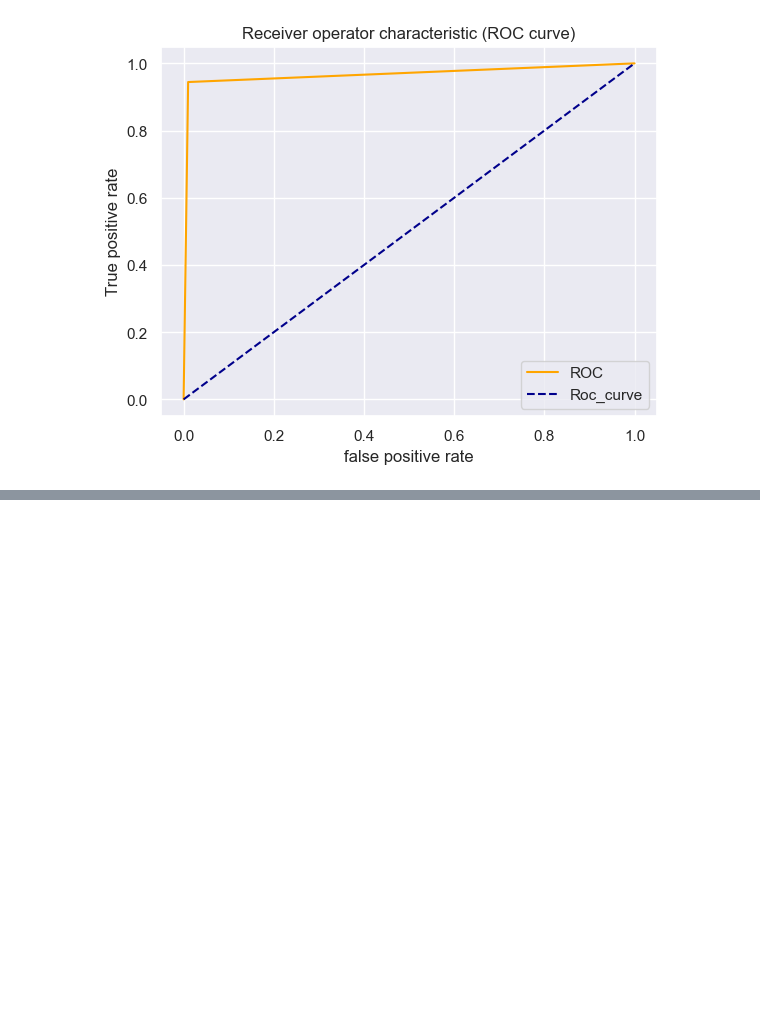
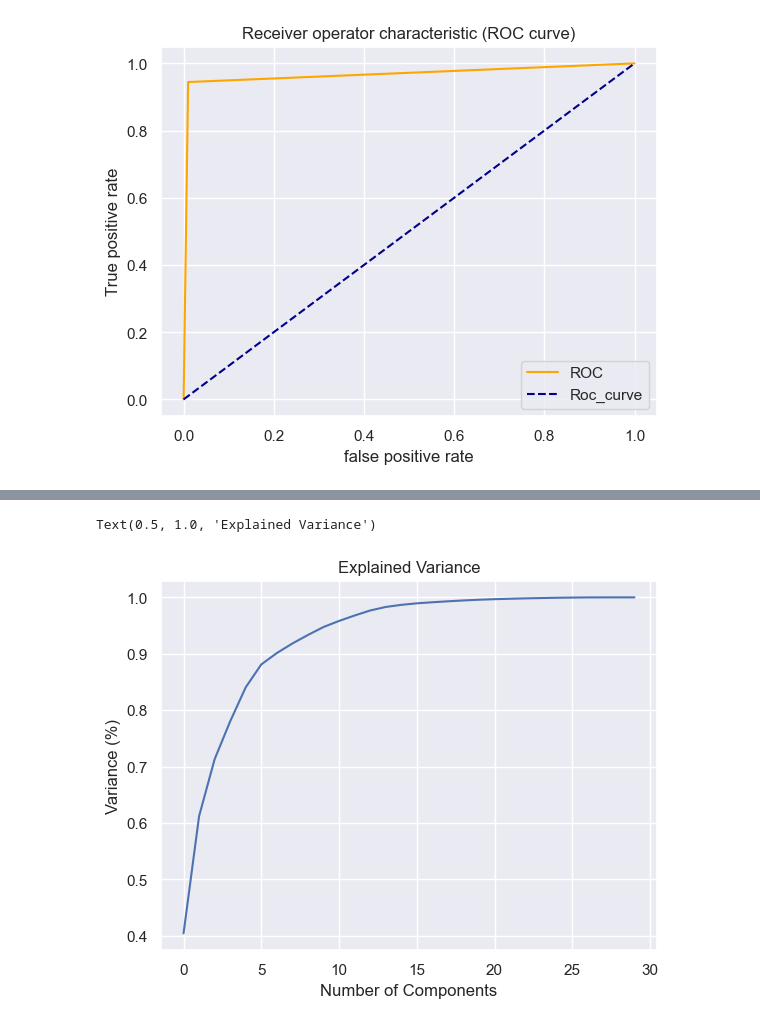
Before and after one commit to texaskyle/machine_learning_projects, a Jupyter notebook: breast cancer prediction using logistic regression/Untitled.ipynb, the cells around one changed output, grey strips where cells are left out. Saved outputs shown, nothing was run; the diff lists cells and outputs as text; code cells hidden in the pictures; blank space fills up the shorter version.

```diff
--- a/breast cancer prediction using logistic regression/Untitled.ipynb
+++ b/breast cancer prediction using logistic regression/Untitled.ipynb
@@ -512,0 +532,4 @@ plt.show()
+# %%
+X_scaled = df_scaled.drop('y', axis=1)
+X_scaled = X_scaled.dropna()
+X_scaled
@@ -512,0 +550,5 @@ plt.show()
+# %%
+from sklearn.decomposition import PCA
+pca = PCA()
+principleComponents=pca.fit_transform(X_scaled)
+principleComponents
@@ -512,0 +569,10 @@ plt.show()
+# %%
+# doing visualization
+plt.figure()
+plt.plot(np.cumsum(pca.explained_variance_ratio_))
+plt.xlabel("Number of Components")
+plt.ylabel("Variance (%)")
+plt.title("Explained Variance")
+# %% [output]
+Text(0.5, 1.0, 'Explained Variance')
+[figure, added]
```
Also changed, not shown: parts of 23 cells of this notebook, 3 other files.
